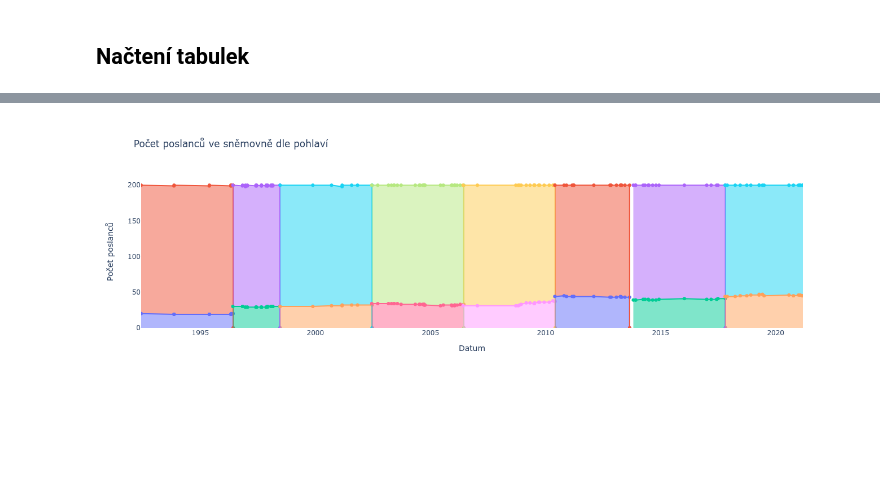
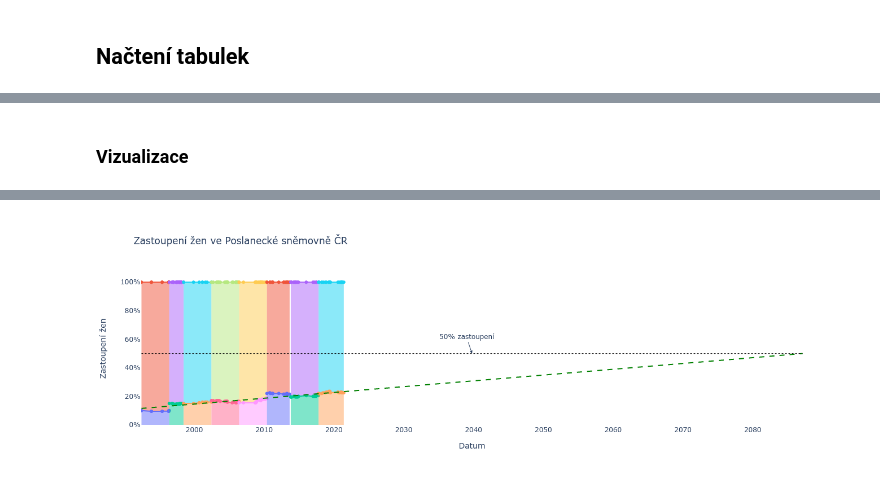
Before and after one commit to parlamentikon/parlamentikon, a Jupyter notebook: notebooks/Poslanci.src.ipynb, the cells around one changed output, grey strips where cells are left out. Drawn from its saved outputs; the diff is of its cells as text; code cells hidden in the pictures; blank space fills up the shorter version.

Commit message:
added prediction 'zastoupeni zen v PS CR'

```diff
--- a/notebooks/Poslanci.src.ipynb
+++ b/notebooks/Poslanci.src.ipynb
@@ -61,5 +56,5 @@ snemovny = vsechny_organy[vsechny_organy.nazev_typ_organ_cz == 'Parlament'].od_o
 
 poslanci = {}
 for i in snemovny:
-    poslanci[i] = Poslanci(volebni_obdobi=i)
+    poslanci[i] = Poslanci(volebni_obdobi=i, stahni=stahni)
 # %% [output]
@@ -215,0 +217,6 @@ podily_df[(podily_df.check_cnt != 200)]
+# %%
+from sklearn import linear_model
+
+zastoupeni_df[pd.isna(zastoupeni_df.index)]
+zastoupeni_df['days_from_start'] = (zastoupeni_df.index - zastoupeni_df.index[0]).days
+zastoupeni_df.head()
@@ -215,0 +245,7 @@ podily_df[(podily_df.check_cnt != 200)]
+# %%
+zastoupeni_predikce_df = pd.DataFrame(
+    {"zeny_pct_predikce": y_pred},
+    index=[zastoupeni_df.index[0] + pd.DateOffset(days=num_days) for num_days in x_values]
+)
+zastoupeni_predikce_df.index.name = 'datum'
+zastoupeni_predikce_df.head()
@@ -216,3 +260,5 @@ podily_df[(podily_df.check_cnt != 200)]
+# %% [markdown]
+### Vizualizace
 # %%
 fig = go.Figure()
 
@@ -220,9 +266,11 @@ for snemovna in snemovny:
     df = pohlavi_dle_snemovny(snemovna)
     hovertemplate_zeny = f"Sněmovna: {snemovna}" +'<br>Datum: %{x|%d. %m. %Y}<br>Pohlaví: ženy<br>Počet: %{y}<extra></extra>'
     hovertemplate_muzi = f"Sněmovna: {snemovna}" +'<br>Datum: %{x|%d. %m. %Y}<br>Pohlaví: muži<br>Počet: %{y}<extra></extra>'
+
+    # Ženy
     fig.add_trace(go.Scatter(
         x = df.index,
-        y = df.zeny_cnt,
+        y = df.zeny_pct,
         mode = 'markers+lines',
         #line = dict(shape='linear'),
         hoverinfo = 'text',
@@ -230,9 +278,11 @@ for snemovna in snemovny:
         name=f"ženy ({snemovna})",
         stackgroup=snemovna
     ))
+
+    # Muži
     fig.add_trace(go.Scatter(
         x = df.index,
-        y = df.muzi_cnt,
+        y = df.muzi_pct,
         name = f"muži ({snemovna})",
         hoverinfo = 'text',
         hovertemplate=hovertemplate_muzi,
@@ -241,12 +291,44 @@ for snemovna in snemovny:
         stackgroup=snemovna
     ))
 
+
+fig.add_trace(go.Scatter(
+        x = zastoupeni_predikce_df.index,
+        y = zastoupeni_predikce_df.zeny_pct_predikce.round(2),
+        name = f"ženy (predikce)",
+        mode = 'lines',
+        line = dict(color='green', width=2, dash='dash')
+    ))
+
+fig.add_shape(type="line",
+    x0=zastoupeni_predikce_df.index[0],
+    y0=50,
+    x1=zastoupeni_predikce_df.index[-1],
+    y1=50,
+    line=dict(color="black", width=1, dash='dot')
+)
+
+middle_x = zastoupeni_predikce_df.index[0] +  (zastoupeni_predikce_df.index[-1] -  zastoupeni_predikce_df.index[0]) / 2
+fig.add_annotation(
+    x=middle_x, #zastoupeni_predikce_df.index[0],
+    y=50,
+    text="50% zastoupení",
+    arrowhead=2,
+)
+
+
 layout = go.Layout(
-    title="Počet poslanců ve sněmovně dle pohlaví",
+    title="Zastoupení žen ve Poslanecké sněmovně ČR",
     plot_bgcolor="#FFFFFF",
     hovermode="x",
     xaxis=dict(title="Datum"),
-    yaxis=dict(title="Počet poslanců")
+    yaxis=dict(
+        title="Zastoupení žen",
+        tickvals = [0, 20, 40, 60, 80, 100],
+        ticktext = ["0%", "20%", "40%", "60%", "80%", "100%"]
+        #tickformat='%',
+        #range=[0,1]
+    )
 )
 
 fig.update_layout(layout)
@@ -256 +339 @@ fig.show()
-[figure, old version]
+[figure, new version]
```
Also changed, not shown: parts of 26 cells of this notebook, 3 other files.
